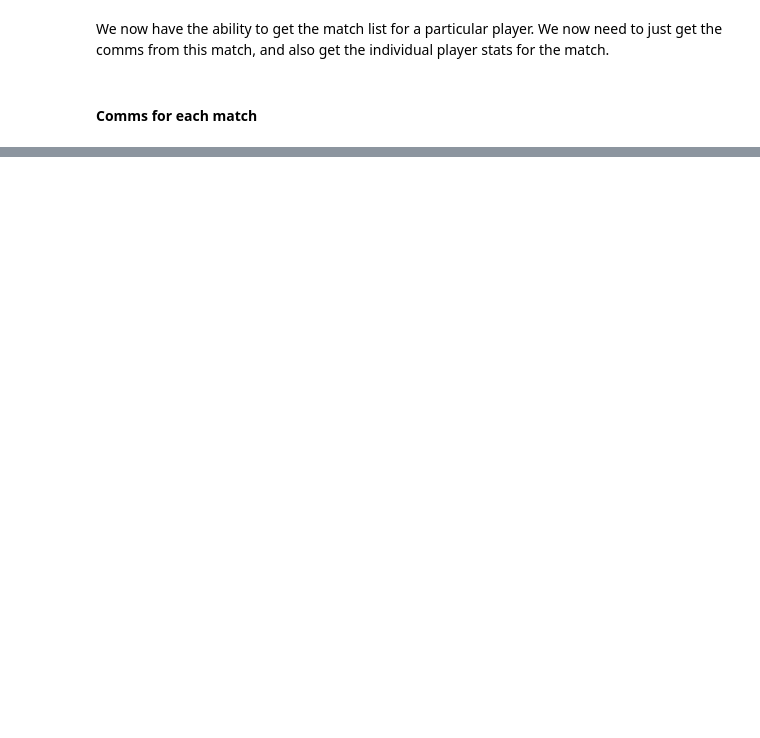
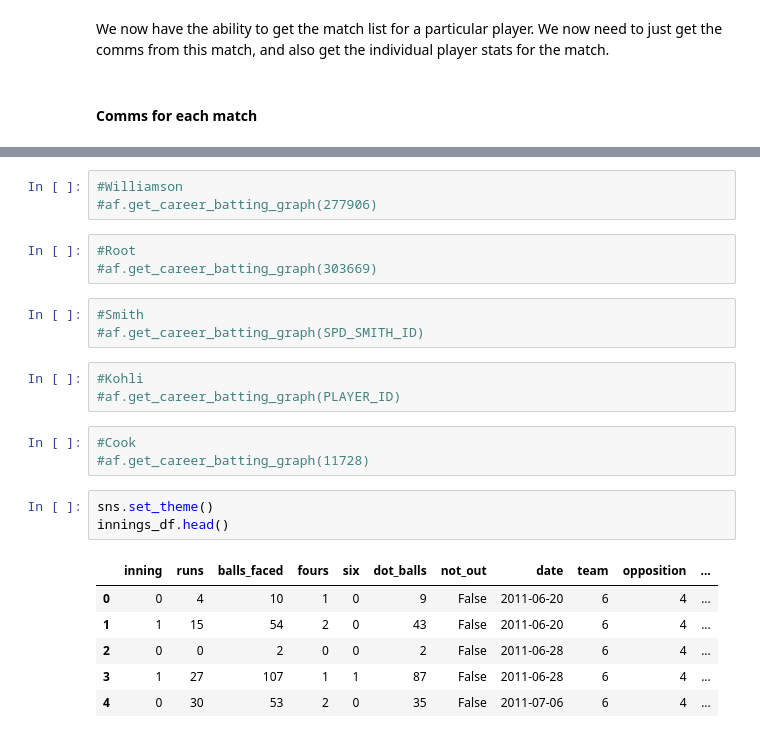
Before and after one commit to abhiramjoshi/cricket_analysis, a Jupyter notebook: codebase/Kohli/kohli_analysis.ipynb, the cells around one changed output, grey strips where cells are left out. Saved outputs shown, nothing was run; the diff lists cells and outputs as text; blank space fills up the shorter version.

```diff
--- a/codebase/Kohli/kohli_analysis.ipynb
+++ b/codebase/Kohli/kohli_analysis.ipynb
@@ -159,0 +283,25 @@ dtype: int64
+# %%
+#Williamson
+#af.get_career_batting_graph(277906)
+# %%
+#Root
+#af.get_career_batting_graph(303669)
+# %%
+#Smith
+#af.get_career_batting_graph(SPD_SMITH_ID)
+# %%
+#Kohli
+#af.get_career_batting_graph(PLAYER_ID)
+# %%
+#Cook
+#af.get_career_batting_graph(11728)
+# %%
+sns.set_theme()
+innings_df.head()
+# %% [output]
+|  | inning | runs | balls_faced | fours | six | dot_balls | not_out | date | team | opposition | ... |
+| 0 | 0 | 4 | 10 | 1 | 0 | 9 | False | 2011-06-20 | 6 | 4 | ... |
+| 1 | 1 | 15 | 54 | 2 | 0 | 43 | False | 2011-06-20 | 6 | 4 | ... |
+| 2 | 0 | 0 | 2 | 0 | 0 | 2 | False | 2011-06-28 | 6 | 4 | ... |
+| 3 | 1 | 27 | 107 | 1 | 1 | 87 | False | 2011-06-28 | 6 | 4 | ... |
+| 4 | 0 | 30 | 53 | 2 | 0 | 35 | False | 2011-07-06 | 6 | 4 | ... |
```
Also changed, not shown: parts of 29 cells of this notebook, 5 other files.
